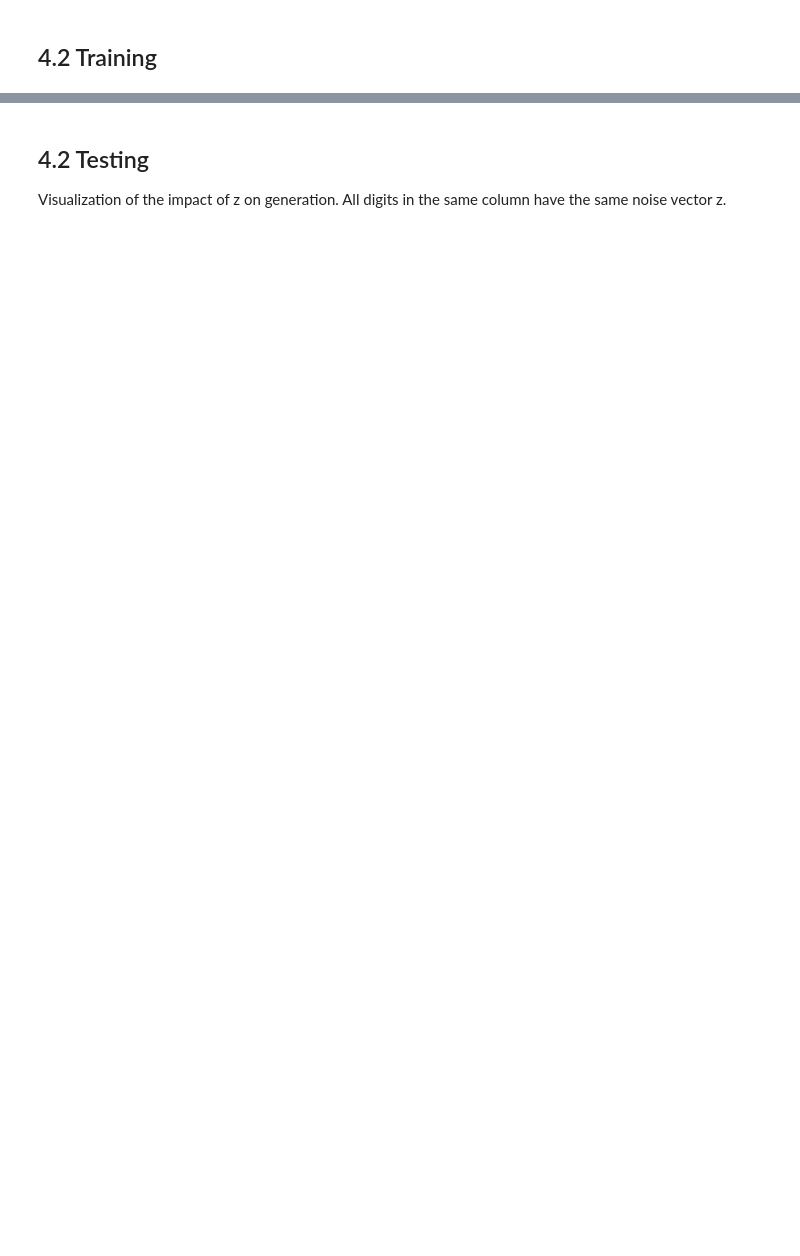
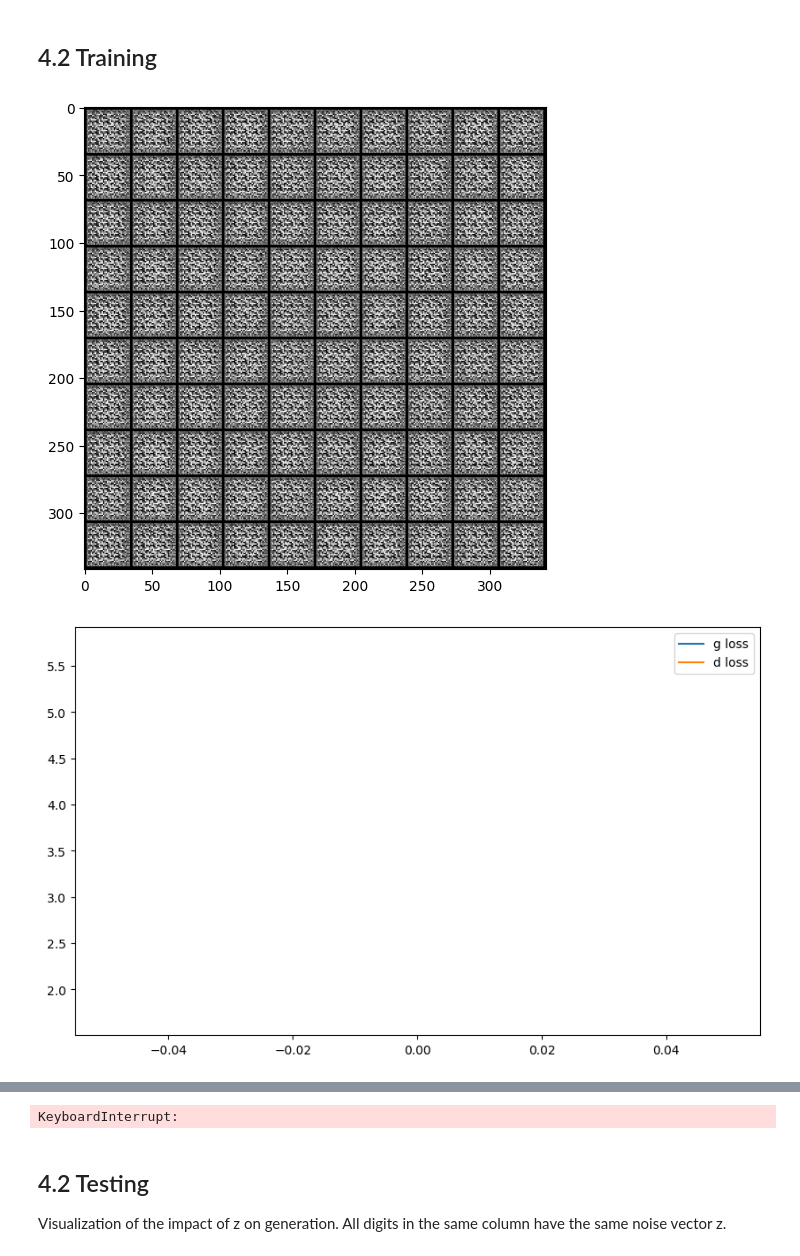
Before and after one commit to RootLeo00/rfdia-lectures, a Jupyter notebook: project2d/Cate_of_2_d_GANs.ipynb, the cells around one changed output, grey strips where cells are left out. Drawn from its saved outputs; the diff is of its cells as text; code cells hidden in the pictures; blank space fills up the shorter version.

```diff
--- a/project2d/Cate_of_2_d_GANs.ipynb
+++ b/project2d/Cate_of_2_d_GANs.ipynb
@@ -134,6 +138,6 @@ class Generator(nn.Module):
 # %% [markdown]
 ### 2.1.3. Sanity Tests
 # %%
-# nz = 1000
-# z = torch.randn(batch_size, nz)
-# z.shape
+nz = 1000
+z = torch.randn(batch_size, nz)
+z.shape
@@ -507,84 +701,72 @@ j = 0
 
 z_test = sample_z(100, nz)  # we generate the noise only once for testing
 
-
 for epoch in range(nb_epochs):
-
     pbar = tqdm(enumerate(dataloader))
     for i, batch in pbar:
         im, labels = batch
         im = im.to(device)
+        y = F.one_hot(labels).float().to(device)
+        cur_batch_size = im.shape[0]
+        z = sample_z(cur_batch_size, nz)
+        # label_real = torch.full((cur_batch_size,), 1., dtype=torch.float, device=device)
+        label_real= get_labels_one(cur_batch_size).view(-1)
 
+        # 2. forward pass through D (=Classify real image with D)
+        yhat_real = netD(im,y).view(-1) # the size -1 is inferred from other dimensions
 
-        y = F.one_hot(labels).float().to(device)
-
-        cur_batch_size = im.shape[0]
-
-
-        ###################
-        #                 #
-        # YOUR CODE HERE  #
-        #                 #
-        ###################
-
-        # 1. sample a z vector
-
-        # 2. Generate a fake image
-
-        # 3. Classify real image with D
+        # 3. forward pass through G (=Generate fake image batch with G)
+        y_fake = netG(z, y)
+        # label_fake=label_real.fill_(0.)
+        label_fake= get_labels_zero(cur_batch_size).view(-1)
 
         # 4. Classify fake image with D
+        yhat_fake = netD(y_fake.detach(), y).view(-1)
 
-
-        ###
         ### Discriminator
-        ###
-
-        d_loss = # YOUR CODE HERE
+        d_loss = criterion(yhat_real,label_real) + criterion(yhat_fake,label_fake) # TODO check loss
         d_opt.zero_grad()
         d_loss.backward(retain_graph=True) # we need to retain graph=True to be able to calculate the gradient in the g backprop
         d_opt.step()
 
 
-        ###
         ### Generator
-        ###
-
-
-        g_loss = # YOUR CODE HERE
+        # Since we just updated D, perform another forward pass of all-fake batch through D
+        yhat_fake = netD(y_fake, y).view(-1)
+        g_loss = criterion(yhat_fake, label_real) # fake labels are real for generator cost
         g_opt.zero_grad()
         g_loss.backward()
         g_opt.step()
 
-
         # Save Metrics
-
         d_losses.append(d_loss.item())
         g_losses.append(g_loss.item())
 
         avg_real_score = yhat_real.mean().item()
         avg_fake_score = yhat_fake.mean().item()
 
         pbar.set_description(f"it: {j}; g_loss: {g_loss}; d_loss: {d_loss}; avg_real_score: {avg_real_score}; avg_fake_score: {avg_fake_score}")
 
         if i % display_freq == 0:
             labels = torch.arange(0, 10).expand(size=(10, 10)).flatten().to(device)
             y = F.one_hot(labels).float().to(device)
             fake_im = netG(z_test, y)
 
             un_norm = renorm(fake_im) # for visualization
 
             grid = torchvision.utils.make_grid(un_norm, nrow=10)
             pil_grid = to_pil(grid)
 
             plt.imshow(pil_grid)
             plt.show()
 
-
             plt.plot(range(len(g_losses)), g_losses, label='g loss')
             plt.plot(range(len(g_losses)), d_losses, label='d loss')
 
             plt.legend()
             plt.show()
 
         j += 1
+# %% [output]
+[figure, added]
+[figure, added]
@@ -591,3 +775,4 @@ for epoch in range(nb_epochs):
+KeyboardInterrupt:
 # %% [markdown]
 ## 4.2 Testing
 Visualization of the impact of z on generation. All digits in the same column have the same noise vector z.
```
Also changed, not shown: parts of 14 cells of this notebook, 1 other file.
